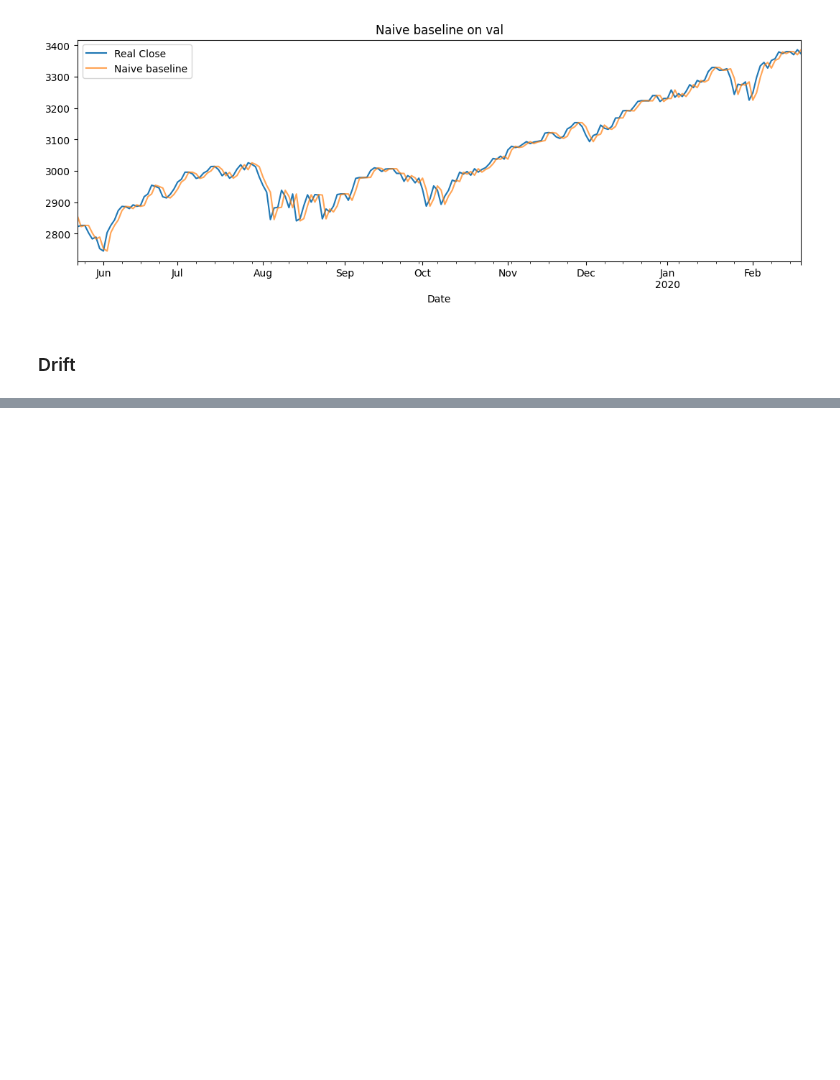
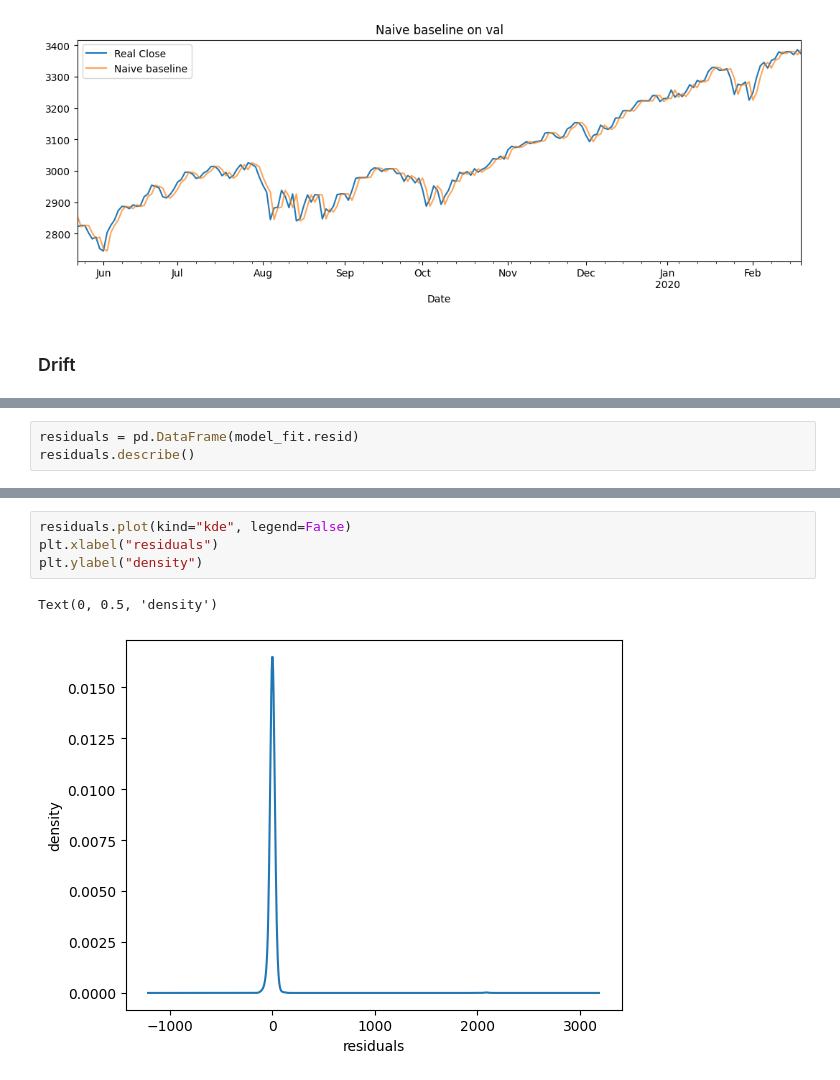
Before and after one commit to Handras18/Time-Series-Forecasting, a Jupyter notebook: 03_modeling.ipynb, the cells around one changed output, grey strips where cells are left out. Drawn from its saved outputs; the diff is of its cells as text; blank space fills up the shorter version.

```diff
--- a/03_modeling.ipynb
+++ b/03_modeling.ipynb
@@ -92,0 +105,3 @@ plt.show()
+# %%
+residuals = pd.DataFrame(model_fit.resid)
+residuals.describe()
@@ -92,0 +118,7 @@ plt.show()
+# %%
+residuals.plot(kind="kde", legend=False)
+plt.xlabel("residuals")
+plt.ylabel("density")
+# %% [output]
+Text(0, 0.5, 'density')
+[figure, added]
```
Also changed, not shown: parts of 16 cells of this notebook, 2 other files.
